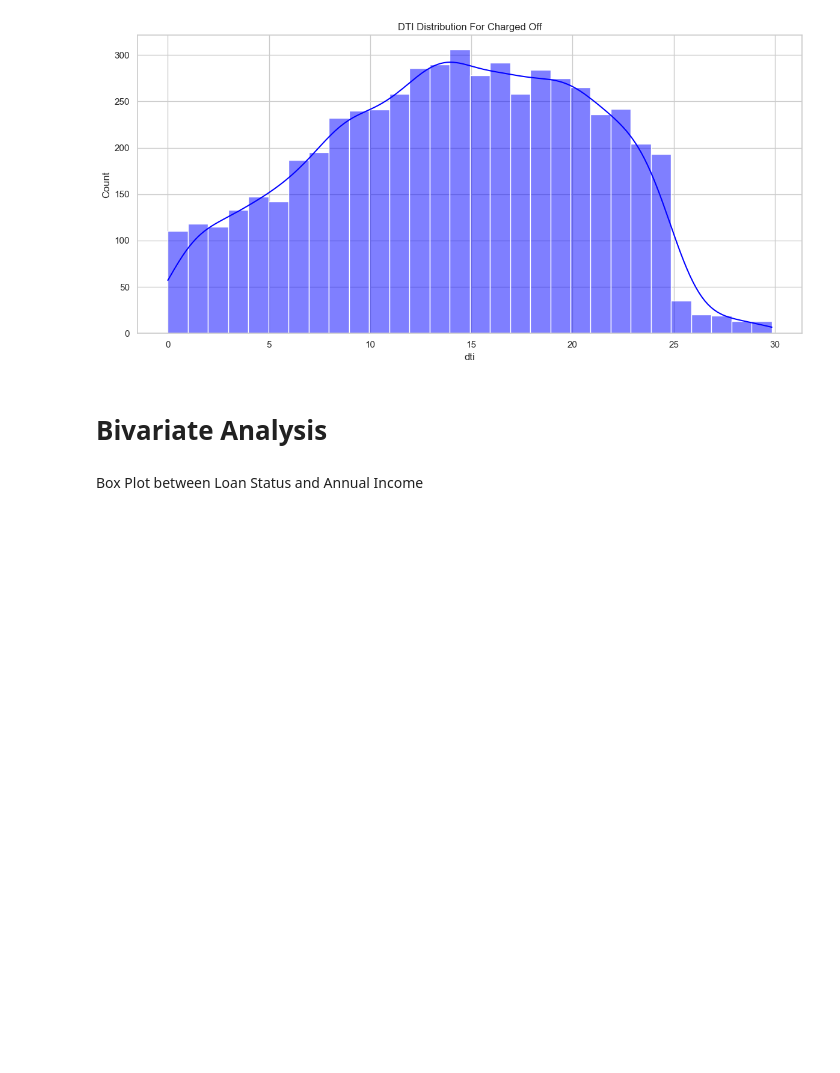
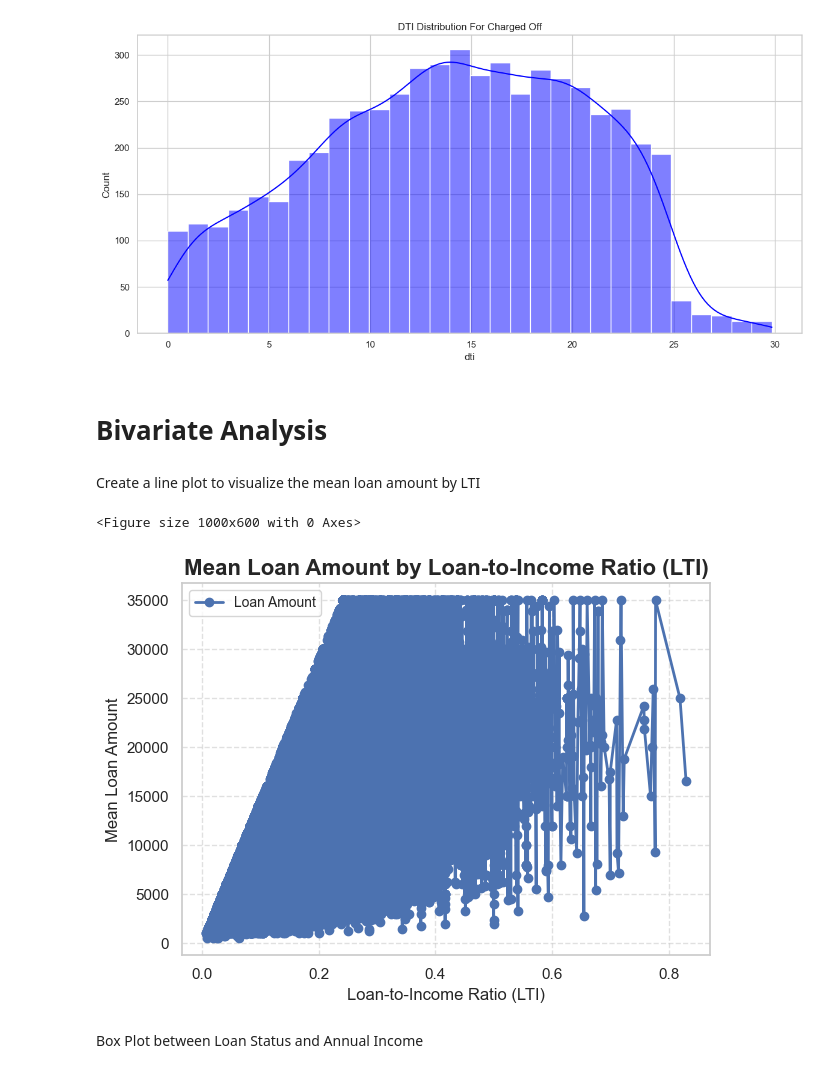
Before and after one commit to vijaykumar-qait/LendingClubCaseStudy, a Jupyter notebook: Vijay_Kumar.ipynb, the cells around one changed output. Cells and saved outputs as stored; diff of their text form; code cells hidden in the pictures; blank space fills up the shorter version.

Commit message:
Added grouped data

```diff
--- a/Vijay_Kumar.ipynb
+++ b/Vijay_Kumar.ipynb
@@ -544,0 +547,3 @@ Name: annual_inc, dtype: float64
+# %%
+df1['LTI'] = df1['loan_amnt'] / df1['annual_inc']
+df_charged_off['LTI'] = df_charged_off['loan_amnt'] / df_charged_off['annual_inc']
@@ -544,0 +552,3 @@ Name: annual_inc, dtype: float64
+# %%
+grouped_df = df1.groupby(['LTI', 'term', 'installment', 'verification_status'])
+grouped_df_charged_off = df_charged_off.groupby(['LTI', 'term', 'installment', 'verification_status'])
@@ -544,0 +557,5 @@ Name: annual_inc, dtype: float64
+# %%
+grouped_summary = grouped_df['loan_amnt'].mean().reset_index()
+grouped_summary_charged_off = grouped_df_charged_off['loan_amnt'].mean().reset_index()
+print(grouped_summary)
+print(grouped_summary_charged_off)
@@ -648,6 +683,33 @@ plt.show()
 [figure]
 # %% [markdown]
 # Bivariate Analysis
+# %% [markdown]
+Create a line plot to visualize the mean loan amount by LTI
+# %%
+plt.figure(figsize=(10, 6))  # Adjust the figure size for better clarity
+ax = grouped_summary.plot(x='LTI', y='loan_amnt', kind='line', color='b', marker='o', linestyle='-', linewidth=2, markersize=6)
+
+# Add a title with improved formatting
+plt.title('Mean Loan Amount by Loan-to-Income Ratio (LTI)', fontsize=16, weight='bold')
+
+# Add labels for x and y axes
+plt.xlabel('Loan-to-Income Ratio (LTI)', fontsize=12)
+plt.ylabel('Mean Loan Amount', fontsize=12)
+
+# Display a grid for better readability
+plt.grid(True, linestyle='--', alpha=0.6)
+
+# Add a legend (optional, since we only have one line in this case)
+plt.legend(['Loan Amount'], loc='upper left', fontsize=10)
+
+# Make sure to adjust the layout to prevent overlap
+plt.tight_layout()
+
+# Show the plot
+plt.show()
+# %% [output]
+<Figure size 1000x600 with 0 Axes>
+[figure, added]
 # %% [markdown]
 Box Plot between Loan Status and Annual Income
 # %%
```
Also changed, not shown: parts of 4 cells of this notebook.
